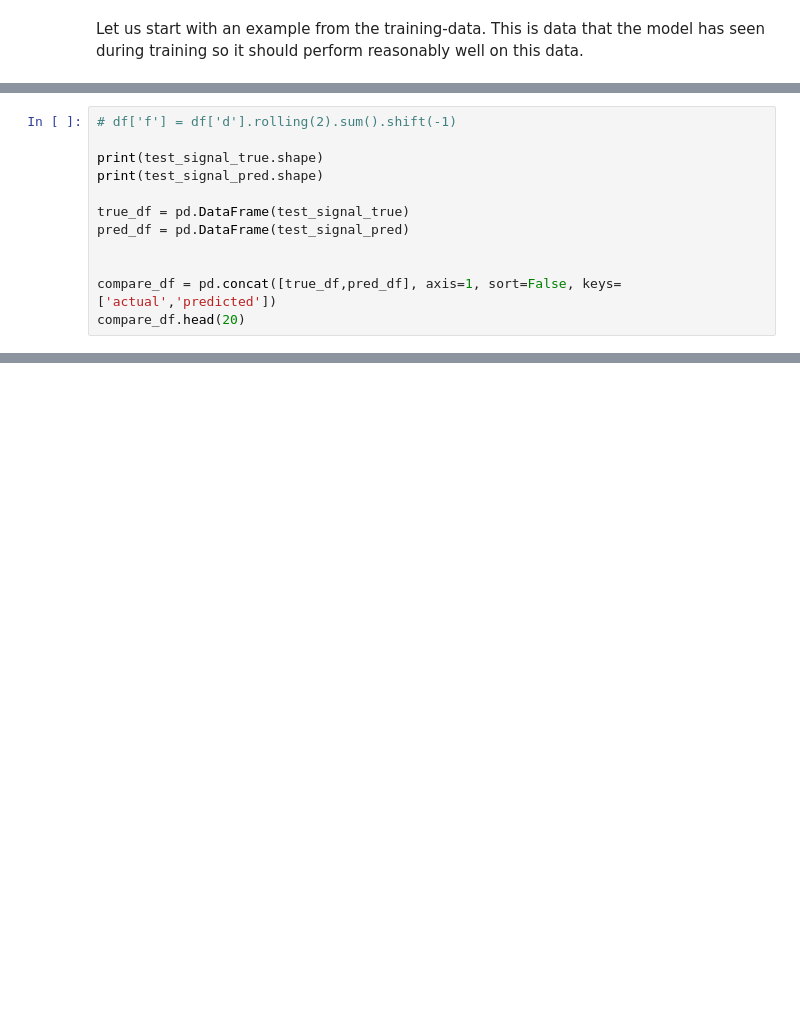
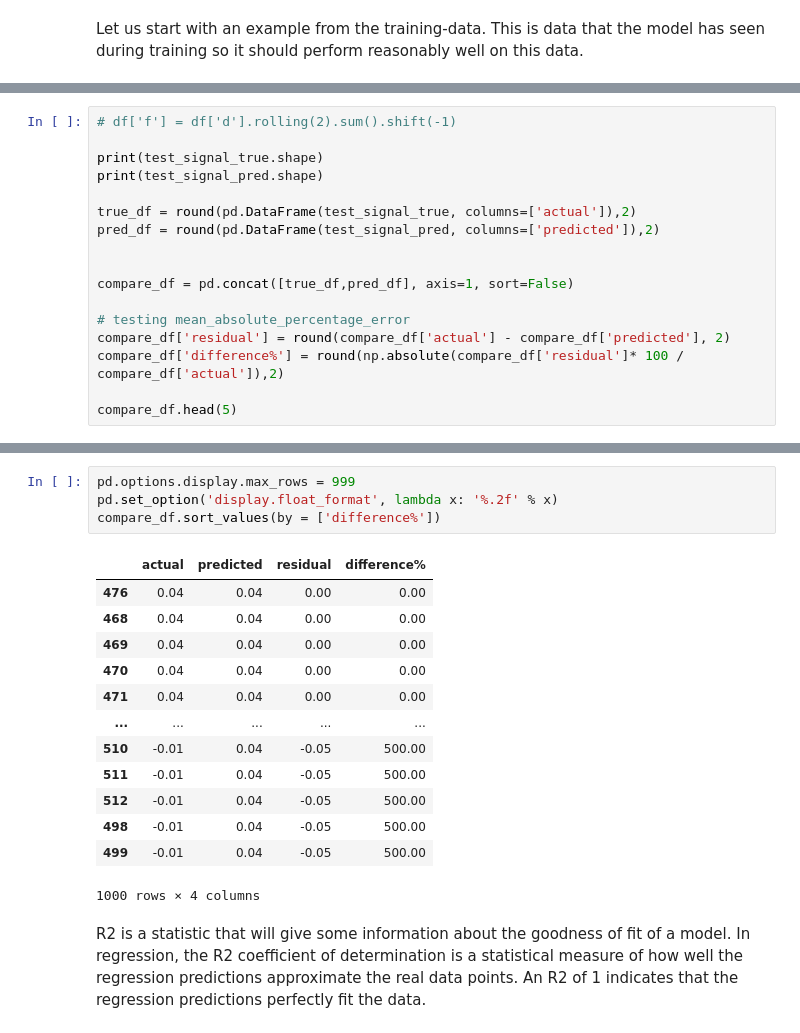
Before and after one commit to Haybu/infs890-spring2020-latency-prediction, a Jupyter notebook: analysis/future-prediction/signal_metrics/LSTM Model-enhanced.ipynb, the cells around one changed output, grey strips where cells are left out. Cells and saved outputs as stored; diff of their text form; blank space fills up the shorter version.

```diff
--- a/analysis/future-prediction/signal_metrics/LSTM Model-enhanced.ipynb
+++ b/analysis/future-prediction/signal_metrics/LSTM Model-enhanced.ipynb
@@ -640,9 +677,14 @@ print('Test RMSE: %.3f' % rmse)
 print(test_signal_true.shape)
 print(test_signal_pred.shape)
 
-true_df = pd.DataFrame(test_signal_true)
-pred_df = pd.DataFrame(test_signal_pred)
+true_df = round(pd.DataFrame(test_signal_true, columns=['actual']),2)
+pred_df = round(pd.DataFrame(test_signal_pred, columns=['predicted']),2)
 
 
-compare_df = pd.concat([true_df,pred_df], axis=1, sort=False, keys=['actual','predicted'])
-compare_df.head(20)
+compare_df = pd.concat([true_df,pred_df], axis=1, sort=False)
+
+# testing mean_absolute_percentage_error
+compare_df['residual'] = round(compare_df['actual'] - compare_df['predicted'], 2)
+compare_df['difference%'] = round(np.absolute(compare_df['residual']* 100 / compare_df['actual']),2)
+
+compare_df.head(5)
@@ -648,0 +712,20 @@ compare_df.head(20)
+# %%
+pd.options.display.max_rows = 999
+pd.set_option('display.float_format', lambda x: '%.2f' % x)
+compare_df.sort_values(by = ['difference%'])
+# %% [output]
+|  | actual | predicted | residual | difference% |
+| 476 | 0.04 | 0.04 | 0.00 | 0.00 |
+| 468 | 0.04 | 0.04 | 0.00 | 0.00 |
+| 469 | 0.04 | 0.04 | 0.00 | 0.00 |
+| 470 | 0.04 | 0.04 | 0.00 | 0.00 |
+| 471 | 0.04 | 0.04 | 0.00 | 0.00 |
+| ... | ... | ... | ... | ... |
+| 510 | -0.01 | 0.04 | -0.05 | 500.00 |
+| 511 | -0.01 | 0.04 | -0.05 | 500.00 |
+| 512 | -0.01 | 0.04 | -0.05 | 500.00 |
+| 498 | -0.01 | 0.04 | -0.05 | 500.00 |
+| 499 | -0.01 | 0.04 | -0.05 | 500.00 |
+1000 rows × 4 columns
+# %% [markdown]
+R2 is a statistic that will give some information about the goodness of fit of a model. In regression, the R2 coefficient of determination is a statistical measure of how well the regression predictions approximate the real data points. An R2 of 1 indicates that the regression predictions perfectly fit the data.
```
Also changed, not shown: parts of 30 cells of this notebook, 9 other files.
